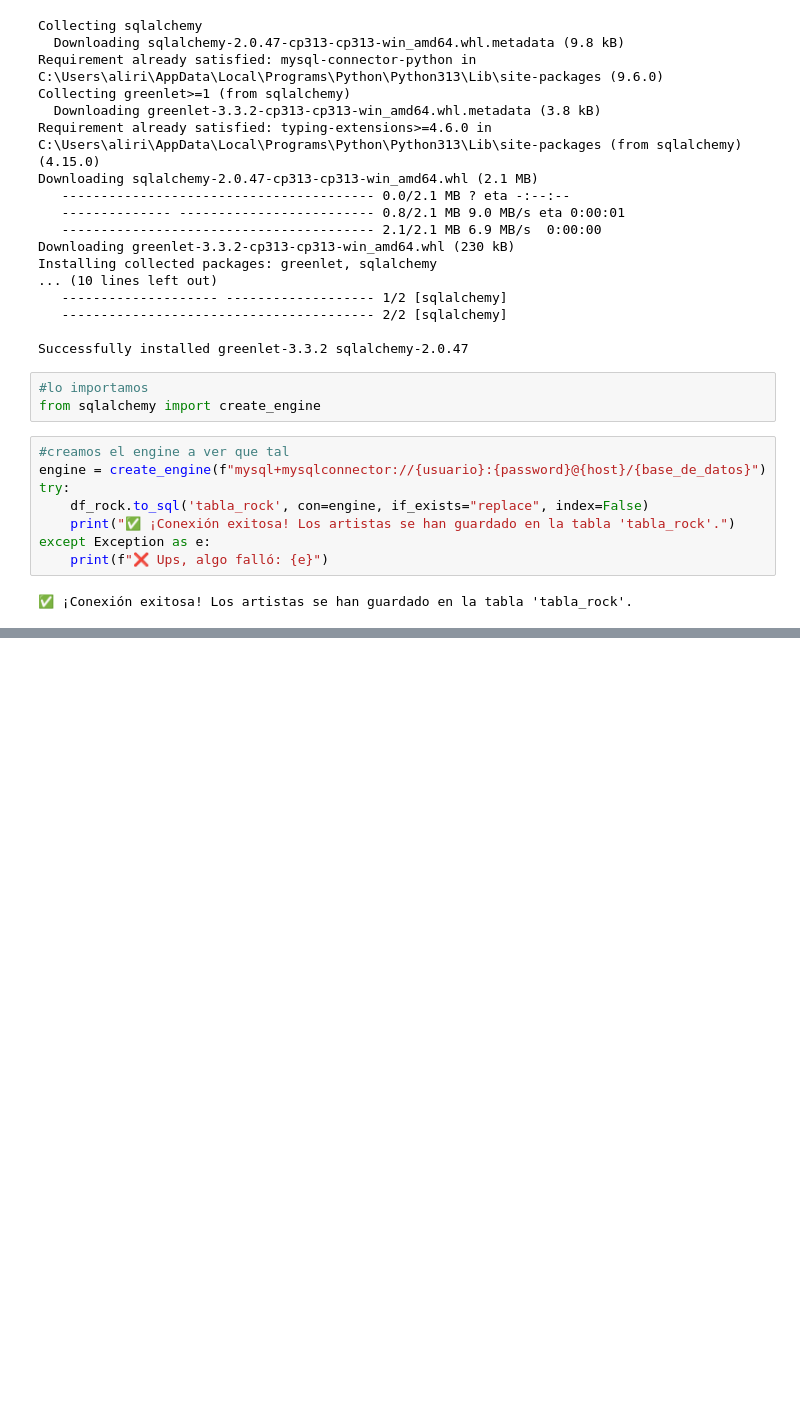
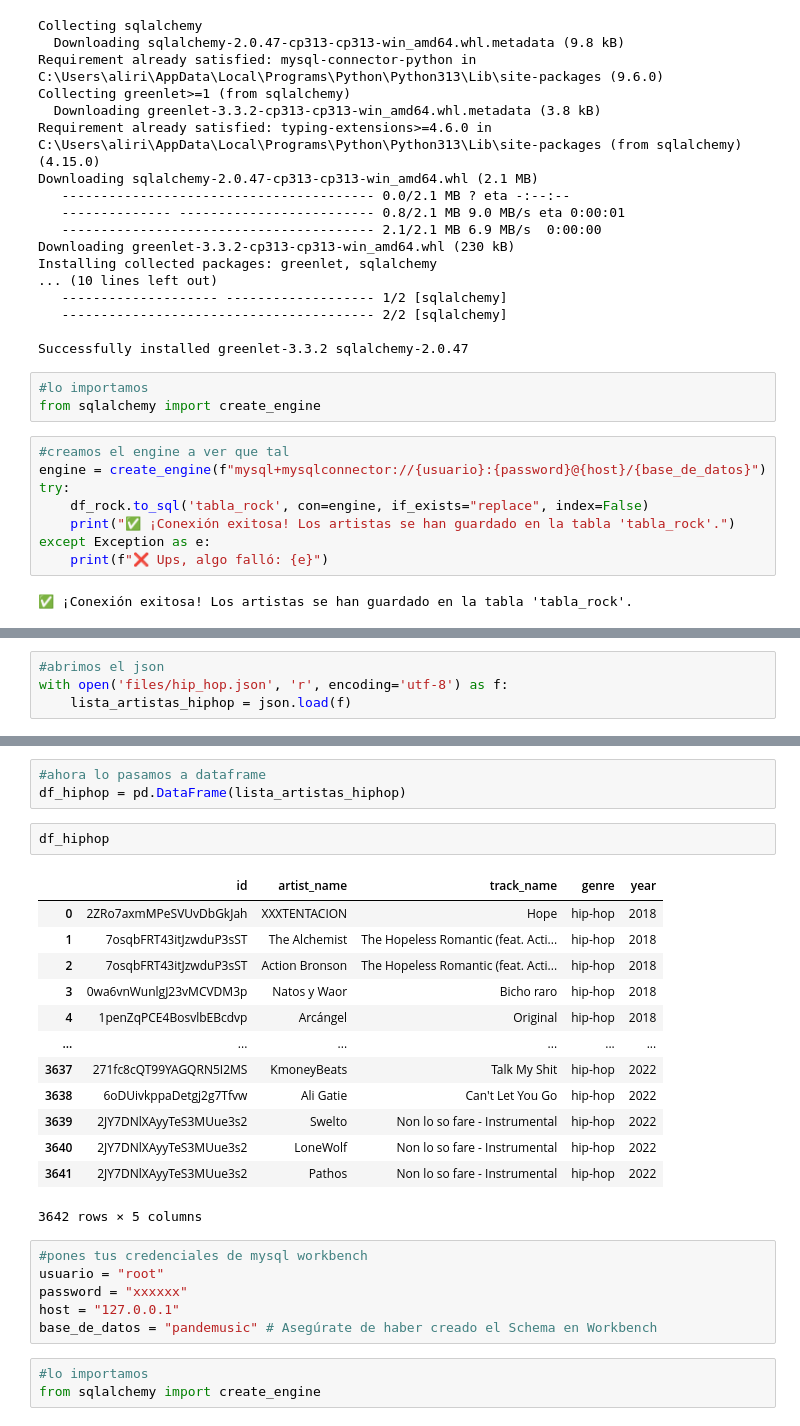
Before and after one commit to jesgonza2026/proyecto-da-promo-65-modulo-2-team-1, a Jupyter notebook: carga_artistrockjson_onSQL.ipynb, the cells around one changed output, grey strips where cells are left out. Saved outputs shown, nothing was run; the diff lists cells and outputs as text; blank space fills up the shorter version.

```diff
--- a/carga_artistrockjson_onSQL.ipynb
+++ b/carga_artistrockjson_onSQL.ipynb
@@ -73,0 +76,4 @@ except Exception as e:
+# %%
+#abrimos el json
+with open('files/hip_hop.json', 'r', encoding='utf-8') as f:
+    lista_artistas_hiphop = json.load(f)
@@ -73,0 +100,28 @@ except Exception as e:
+# %%
+#ahora lo pasamos a dataframe
+df_hiphop = pd.DataFrame(lista_artistas_hiphop)
+# %%
+df_hiphop
+# %% [output]
+|  | id | artist_name | track_name | genre | year |
+| 0 | 2ZRo7axmMPeSVUvDbGkJah | XXXTENTACION | Hope | hip-hop | 2018 |
+| 1 | 7osqbFRT43itJzwduP3sST | The Alchemist | The Hopeless Romantic (feat. Acti... | hip-hop | 2018 |
+| 2 | 7osqbFRT43itJzwduP3sST | Action Bronson | The Hopeless Romantic (feat. Acti... | hip-hop | 2018 |
+| 3 | 0wa6vnWunlgJ23vMCVDM3p | Natos y Waor | Bicho raro | hip-hop | 2018 |
+| 4 | 1penZqPCE4BosvlbEBcdvp | Arcángel | Original | hip-hop | 2018 |
+| ... | ... | ... | ... | ... | ... |
+| 3637 | 271fc8cQT99YAGQRN5I2MS | KmoneyBeats | Talk My Shit | hip-hop | 2022 |
+| 3638 | 6oDUivkppaDetgj2g7Tfvw | Ali Gatie | Can't Let You Go | hip-hop | 2022 |
+| 3639 | 2JY7DNlXAyyTeS3MUue3s2 | Swelto | Non lo so fare - Instrumental | hip-hop | 2022 |
+| 3640 | 2JY7DNlXAyyTeS3MUue3s2 | LoneWolf | Non lo so fare - Instrumental | hip-hop | 2022 |
+| 3641 | 2JY7DNlXAyyTeS3MUue3s2 | Pathos | Non lo so fare - Instrumental | hip-hop | 2022 |
+3642 rows × 5 columns
+# %%
+#pones tus credenciales de mysql workbench
+usuario = "root"
+password = "xxxxxx"
+host = "127.0.0.1"
+base_de_datos = "pandemusic" # Asegúrate de haber creado el Schema en Workbench
+# %%
+#lo importamos
+from sqlalchemy import create_engine
```
Also changed, not shown: parts of 4 cells of this notebook, 2 other files.
